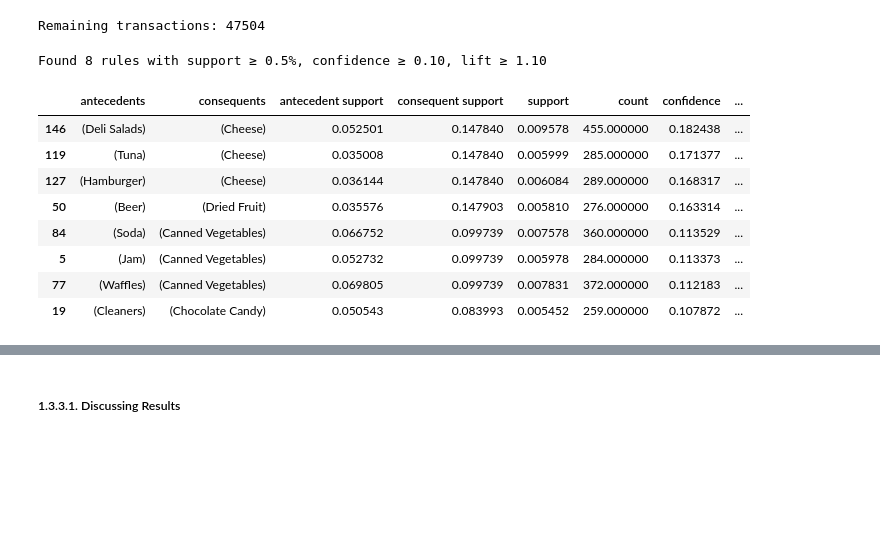
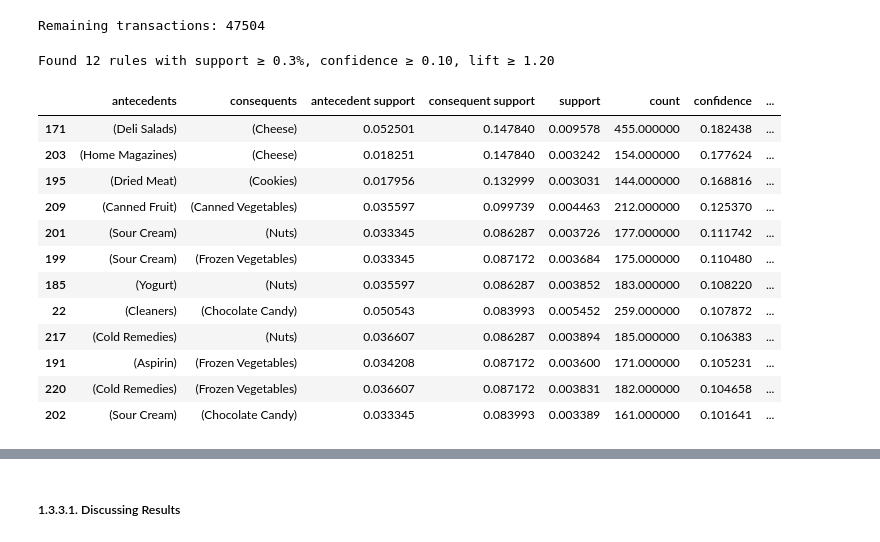
Before and after one commit to ijustsnapped/DataMine_PI, a Jupyter notebook: PD_202425_Project1/PD_202425_Project.ipynb, the cells around one changed output, grey strips where cells are left out. Cells and saved outputs as stored; diff of their text form; code cells hidden in the pictures; blank space fills up the shorter version.

```diff
--- a/PD_202425_Project1/PD_202425_Project.ipynb
+++ b/PD_202425_Project1/PD_202425_Project.ipynb
@@ -2142,37 +2101,41 @@ print("Remaining transactions:", df_stripped.shape[0])
 Remaining transactions: 47504
 # %%
 # frequent itemsets
-min_sup   = 0.005
+min_sup   = 0.003
 freq_items = fpgrowth(df_stripped, min_support=min_sup, use_colnames=True)
 
 # confidence
 min_conf  = 0.10
 rules     = association_rules(freq_items, metric="confidence", min_threshold=min_conf)
 
 # Filter for lift ≥ 1.20
-min_lift  = 1.1
+min_lift  = 1.2
 strong_rules = rules[rules['lift'] >= min_lift].copy()
 
 # absolute counts
 strong_rules['count'] = strong_rules['support'] * df_stripped.shape[0]
 
 strong_rules = strong_rules.sort_values(['confidence'], ascending=False)
 print(f"Found {len(strong_rules)} rules with support ≥ {min_sup*100:.1f}%, "
       f"confidence ≥ {min_conf:.2f}, lift ≥ {min_lift:.2f}\n")
 strong_rules[[
     'antecedents', 'consequents', 'antecedent support', 'consequent support',
     'support', 'count',
     'confidence', 'lift',
     'leverage', 'conviction'
 ]].head(30)
 # %% [output]
-Found 8 rules with support ≥ 0.5%, confidence ≥ 0.10, lift ≥ 1.10
+Found 12 rules with support ≥ 0.3%, confidence ≥ 0.10, lift ≥ 1.20
 |  | antecedents | consequents | antecedent support | consequent support | support | count | confidence | ... |
-| 146 | (Deli Salads) | (Cheese) | 0.052501 | 0.147840 | 0.009578 | 455.000000 | 0.182438 | ... |
-| 119 | (Tuna) | (Cheese) | 0.035008 | 0.147840 | 0.005999 | 285.000000 | 0.171377 | ... |
-| 127 | (Hamburger) | (Cheese) | 0.036144 | 0.147840 | 0.006084 | 289.000000 | 0.168317 | ... |
-| 50 | (Beer) | (Dried Fruit) | 0.035576 | 0.147903 | 0.005810 | 276.000000 | 0.163314 | ... |
-| 84 | (Soda) | (Canned Vegetables) | 0.066752 | 0.099739 | 0.007578 | 360.000000 | 0.113529 | ... |
-| 5 | (Jam) | (Canned Vegetables) | 0.052732 | 0.099739 | 0.005978 | 284.000000 | 0.113373 | ... |
-| 77 | (Waffles) | (Canned Vegetables) | 0.069805 | 0.099739 | 0.007831 | 372.000000 | 0.112183 | ... |
-| 19 | (Cleaners) | (Chocolate Candy) | 0.050543 | 0.083993 | 0.005452 | 259.000000 | 0.107872 | ... |
+| 171 | (Deli Salads) | (Cheese) | 0.052501 | 0.147840 | 0.009578 | 455.000000 | 0.182438 | ... |
+| 203 | (Home Magazines) | (Cheese) | 0.018251 | 0.147840 | 0.003242 | 154.000000 | 0.177624 | ... |
+| 195 | (Dried Meat) | (Cookies) | 0.017956 | 0.132999 | 0.003031 | 144.000000 | 0.168816 | ... |
+| 209 | (Canned Fruit) | (Canned Vegetables) | 0.035597 | 0.099739 | 0.004463 | 212.000000 | 0.125370 | ... |
+| 201 | (Sour Cream) | (Nuts) | 0.033345 | 0.086287 | 0.003726 | 177.000000 | 0.111742 | ... |
+| 199 | (Sour Cream) | (Frozen Vegetables) | 0.033345 | 0.087172 | 0.003684 | 175.000000 | 0.110480 | ... |
+| 185 | (Yogurt) | (Nuts) | 0.035597 | 0.086287 | 0.003852 | 183.000000 | 0.108220 | ... |
+| 22 | (Cleaners) | (Chocolate Candy) | 0.050543 | 0.083993 | 0.005452 | 259.000000 | 0.107872 | ... |
+| 217 | (Cold Remedies) | (Nuts) | 0.036607 | 0.086287 | 0.003894 | 185.000000 | 0.106383 | ... |
+| 191 | (Aspirin) | (Frozen Vegetables) | 0.034208 | 0.087172 | 0.003600 | 171.000000 | 0.105231 | ... |
+| 220 | (Cold Remedies) | (Frozen Vegetables) | 0.036607 | 0.087172 | 0.003831 | 182.000000 | 0.104658 | ... |
+| 202 | (Sour Cream) | (Chocolate Candy) | 0.033345 | 0.083993 | 0.003389 | 161.000000 | 0.101641 | ... |
```
Also changed, not shown: parts of 16 cells of this notebook.
